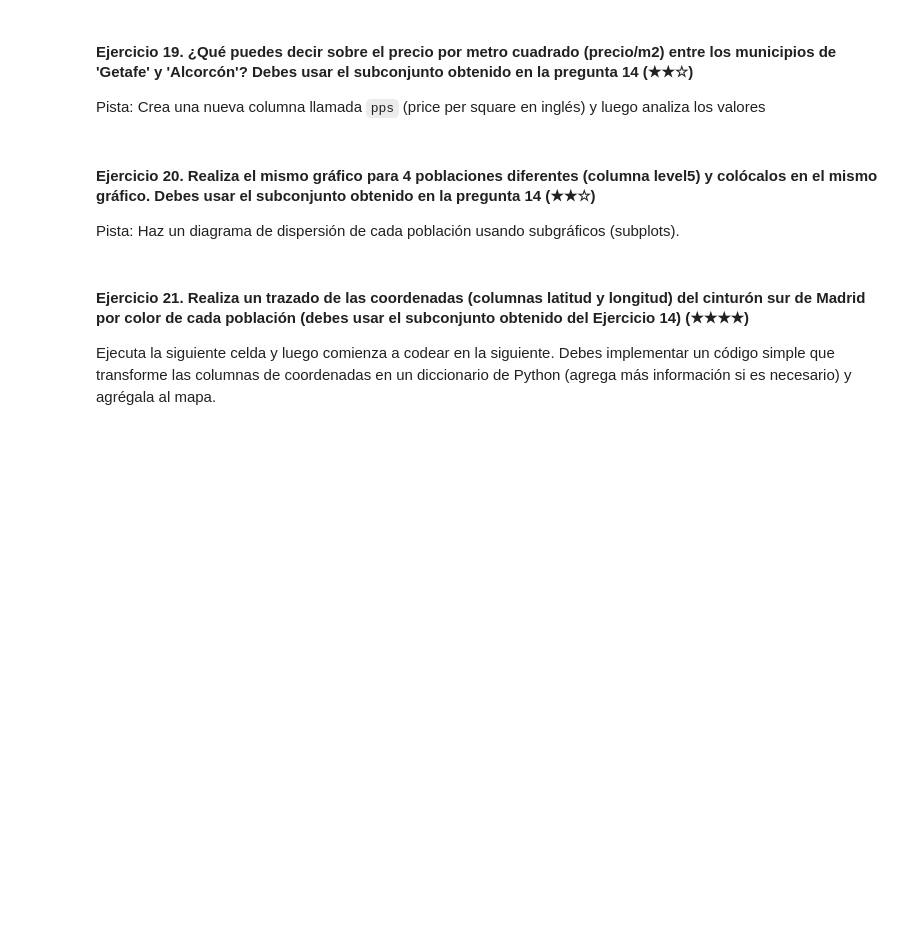
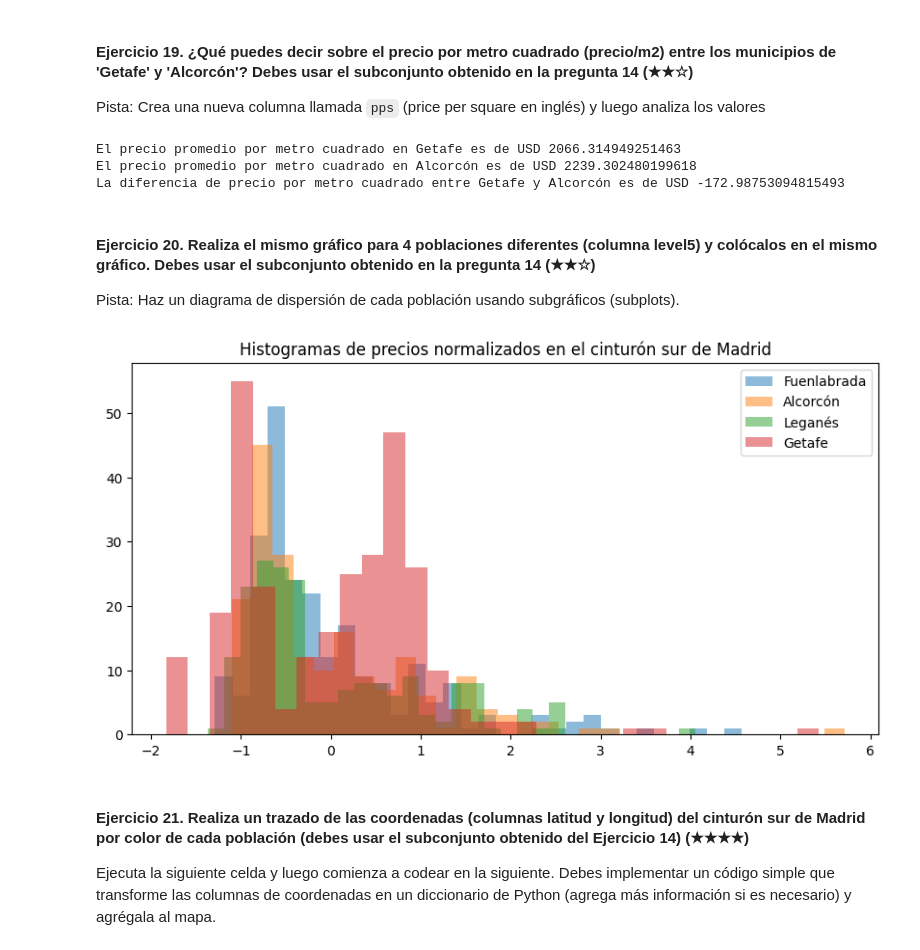
Before and after one commit to 4GeeksAcademy/Wiston_Travieso-realestate-datacleanup-exercise, a Jupyter notebook: project.es.ipynb, the cells around one changed output. Cells and saved outputs as stored; diff of their text form; code cells hidden in the pictures; blank space fills up the shorter version.

```diff
--- a/project.es.ipynb
+++ b/project.es.ipynb
@@ -391,12 +427,36 @@ Pista: Puedes ayudarte revisando la demostración multihist de Matplotlib.
 
 Pista: Crea una nueva columna llamada `pps` (price per square en inglés) y luego analiza los valores
 # %%
-# TODO
+# Calcular precio por metro cuadrado (pps) para Getafe y Alcorcón
+ds_getafe_alacorcón = ds_cinturón_sur[ds_cinturón_sur["level5"].isin(["Getafe", "Alcorcón"])].copy()
+ds_getafe_alacorcón["pps"] = ds_getafe_alacorcón["price"]/ds_getafe_alacorcón["surface"]
+
+# Analizar los valores de precio por metro cuadrado (pps) en Getafe y Alcorcón
+precio_promedio_pps_getafe = ds_getafe_alacorcón[ds_getafe_alacorcón["level5"]=="Getafe"]["pps"].mean()
+print(f"El precio promedio por metro cuadrado en Getafe es de USD {precio_promedio_pps_getafe}")
+precio_promedio_pps_alcorcón = ds_getafe_alacorcón[ds_getafe_alacorcón["level5"]=="Alcorcón"]["pps"].mean()
+print(f"El precio promedio por metro cuadrado en Alcorcón es de USD {precio_promedio_pps_alcorcón}")
+
+diferencia_pps = precio_promedio_pps_getafe - precio_promedio_pps_alcorcón
+print(f"La diferencia de precio por metro cuadrado entre Getafe y Alcorcón es de USD {diferencia_pps}")
+# %% [output]
+El precio promedio por metro cuadrado en Getafe es de USD 2066.314949251463
+El precio promedio por metro cuadrado en Alcorcón es de USD 2239.302480199618
+La diferencia de precio por metro cuadrado entre Getafe y Alcorcón es de USD -172.98753094815493
 # %% [markdown]
 #### Ejercicio 20. Realiza el mismo gráfico para 4 poblaciones diferentes (columna level5) y colócalos en el mismo gráfico. Debes usar el subconjunto obtenido en la pregunta 14 (★★☆)
 Pista: Haz un diagrama de dispersión de cada población usando subgráficos (subplots).
 # %%
-# TODO
+# Realizar grafico de 4 poblaciones del cinturón sur de Madrid
+plt.figure(figsize=(10,5))
+for ciudad in ciudades_cinturón_sur:
+    ciudad_data = ds_cinturón_sur_normalized[ds_cinturón_sur_normalized["level5"]==ciudad]
+    plt.hist(ciudad_data["price_normalized"], bins=30, alpha=0.5, label=ciudad)
+plt.title("Histogramas de precios normalizados en el cinturón sur de Madrid")
+plt.legend()
+plt.show()
+# %% [output]
+[figure, added]
 # %% [markdown]
 #### Ejercicio 21. Realiza un trazado de las coordenadas (columnas latitud y longitud) del cinturón sur de Madrid por color de cada población (debes usar el subconjunto obtenido del Ejercicio 14) (★★★★)
 
```
Also changed, not shown: parts of 3 cells of this notebook.
